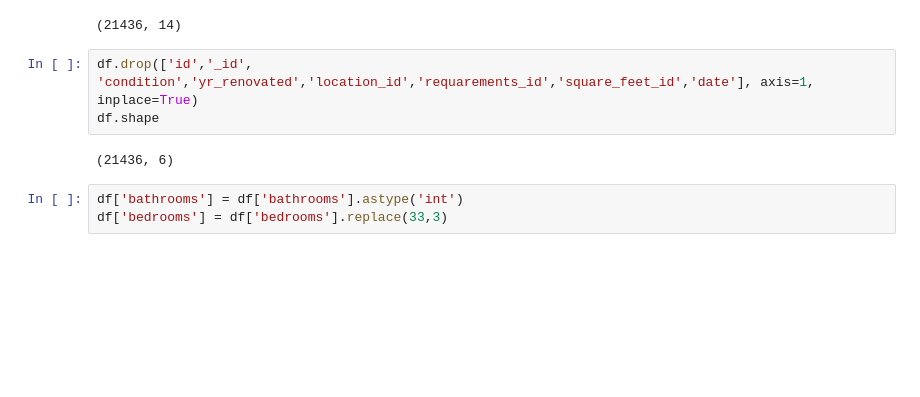
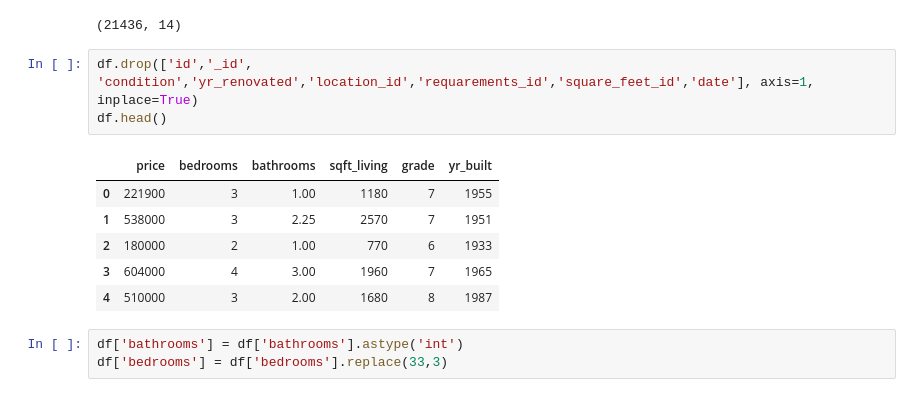
Before and after one commit to baskorocr/PrediksiHargaRumah, a Jupyter notebook: PrediksiHargaRumah.ipynb, the cells around one changed output. Saved outputs shown, nothing was run; the diff lists cells and outputs as text; blank space fills up the shorter version.

```diff
--- a/PrediksiHargaRumah.ipynb
+++ b/PrediksiHargaRumah.ipynb
@@ -42,9 +42,14 @@ df.shape
 (21436, 14)
 # %%
 df.drop(['id','_id', 'condition','yr_renovated','location_id','requarements_id','square_feet_id','date'], axis=1, inplace=True)
-df.shape
+df.head()
 # %% [output]
-(21436, 6)
+|  | price | bedrooms | bathrooms | sqft_living | grade | yr_built |
+| 0 | 221900 | 3 | 1.00 | 1180 | 7 | 1955 |
+| 1 | 538000 | 3 | 2.25 | 2570 | 7 | 1951 |
+| 2 | 180000 | 2 | 1.00 | 770 | 6 | 1933 |
+| 3 | 604000 | 4 | 3.00 | 1960 | 7 | 1965 |
+| 4 | 510000 | 3 | 2.00 | 1680 | 8 | 1987 |
 # %%
 df['bathrooms'] = df['bathrooms'].astype('int')
 df['bedrooms'] = df['bedrooms'].replace(33,3)
```
Also changed, not shown: parts of 18 cells of this notebook.
